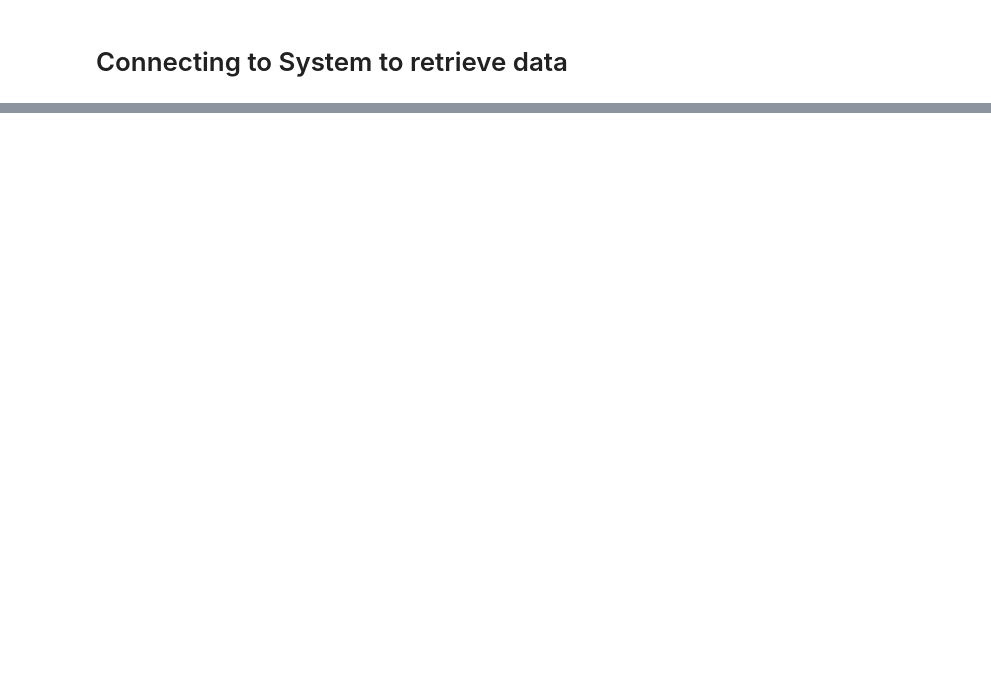
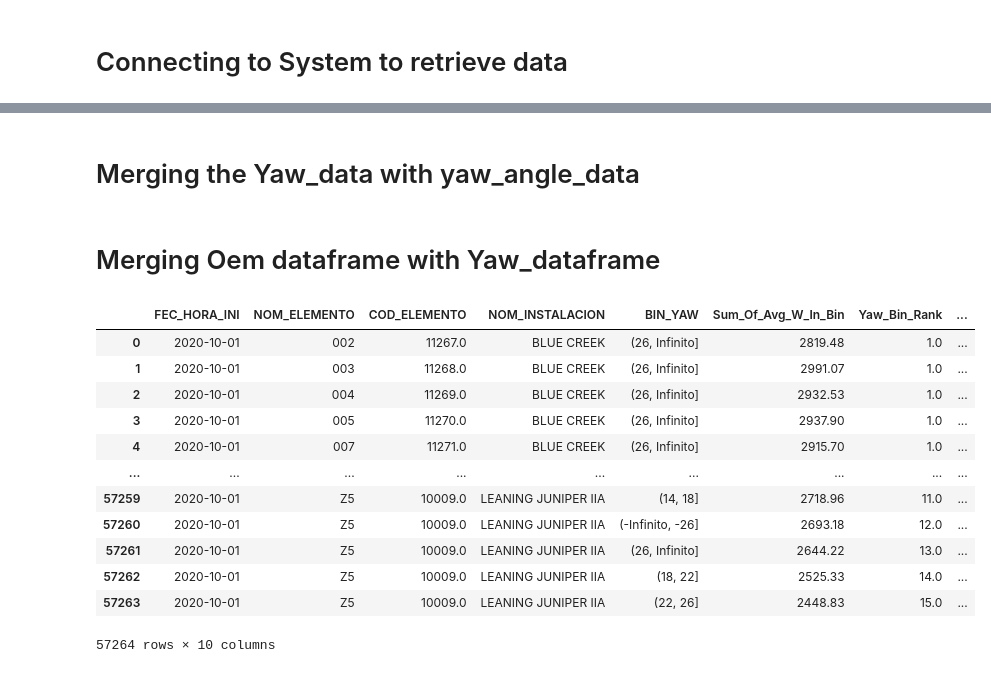
Before and after one commit to code-JOA/Wind-Turbine-Project, a Jupyter notebook: notebooks/OEM-Analysis.ipynb, the cells around one changed output, grey strips where cells are left out. Drawn from its saved outputs; the diff is of its cells as text; code cells hidden in the pictures; blank space fills up the shorter version.

```diff
--- a/notebooks/OEM-Analysis.ipynb
+++ b/notebooks/OEM-Analysis.ipynb
@@ -107,0 +166,7 @@ from functools import reduce
+# %%
+yaw_angle_data=pd.DataFrame(
+    {
+        "yaw.bin" : ["(-Infinito, -26]","(-26, -22]","(-22, -18]","(-18, -14]","(-14, -10]","(-10, -6]","(-6, -2]","(-2, 2]","(2, 6]","(6, 10]","(10, 14]","(14, 18]","(18, 22]","(22, 26]","(26, Infinito]"],
+        "Angle" : [-26,-24,-20,-16,-12,-8,-4,0,4,8,12,16,20,24,26]
+    }
+)
@@ -107,0 +175,6 @@ from functools import reduce
+# %%
+yaw_data = input_data
+# %% [markdown]
+# Merging the Yaw_data with yaw_angle_data
+# %%
+yaw_data = pd.merge(yaw_data, yaw_angle_data, left_on="BIN_YAW", right_on="yaw.bin", how="left").drop(["yaw.bin"], axis=1)
@@ -107,0 +183,21 @@ from functools import reduce
+# %%
+oem_data.drop(["NOM_ELEMENTO"], axis=1, inplace=True)
+# %% [markdown]
+# Merging Oem dataframe with Yaw_dataframe
+# %%
+oem_yaw_data = pd.merge(yaw_data, oem_data, left_on="COD_ELEMENTO", right_on="COD_ELEMENTO", how="left")
+oem_yaw_data
+# %% [output]
+|  | FEC_HORA_INI | NOM_ELEMENTO | COD_ELEMENTO | NOM_INSTALACION | BIN_YAW | Sum_Of_Avg_W_In_Bin | Yaw_Bin_Rank | ... |
+| 0 | 2020-10-01 | 002 | 11267.0 | BLUE CREEK | (26, Infinito] | 2819.48 | 1.0 | ... |
+| 1 | 2020-10-01 | 003 | 11268.0 | BLUE CREEK | (26, Infinito] | 2991.07 | 1.0 | ... |
+| 2 | 2020-10-01 | 004 | 11269.0 | BLUE CREEK | (26, Infinito] | 2932.53 | 1.0 | ... |
+| 3 | 2020-10-01 | 005 | 11270.0 | BLUE CREEK | (26, Infinito] | 2937.90 | 1.0 | ... |
+| 4 | 2020-10-01 | 007 | 11271.0 | BLUE CREEK | (26, Infinito] | 2915.70 | 1.0 | ... |
+| ... | ... | ... | ... | ... | ... | ... | ... | ... |
+| 57259 | 2020-10-01 | Z5 | 10009.0 | LEANING JUNIPER IIA | (14, 18] | 2718.96 | 11.0 | ... |
+| 57260 | 2020-10-01 | Z5 | 10009.0 | LEANING JUNIPER IIA | (-Infinito, -26] | 2693.18 | 12.0 | ... |
+| 57261 | 2020-10-01 | Z5 | 10009.0 | LEANING JUNIPER IIA | (26, Infinito] | 2644.22 | 13.0 | ... |
+| 57262 | 2020-10-01 | Z5 | 10009.0 | LEANING JUNIPER IIA | (18, 22] | 2525.33 | 14.0 | ... |
+| 57263 | 2020-10-01 | Z5 | 10009.0 | LEANING JUNIPER IIA | (22, 26] | 2448.83 | 15.0 | ... |
+57264 rows × 10 columns
```
Also changed, not shown: parts of 16 cells of this notebook.
